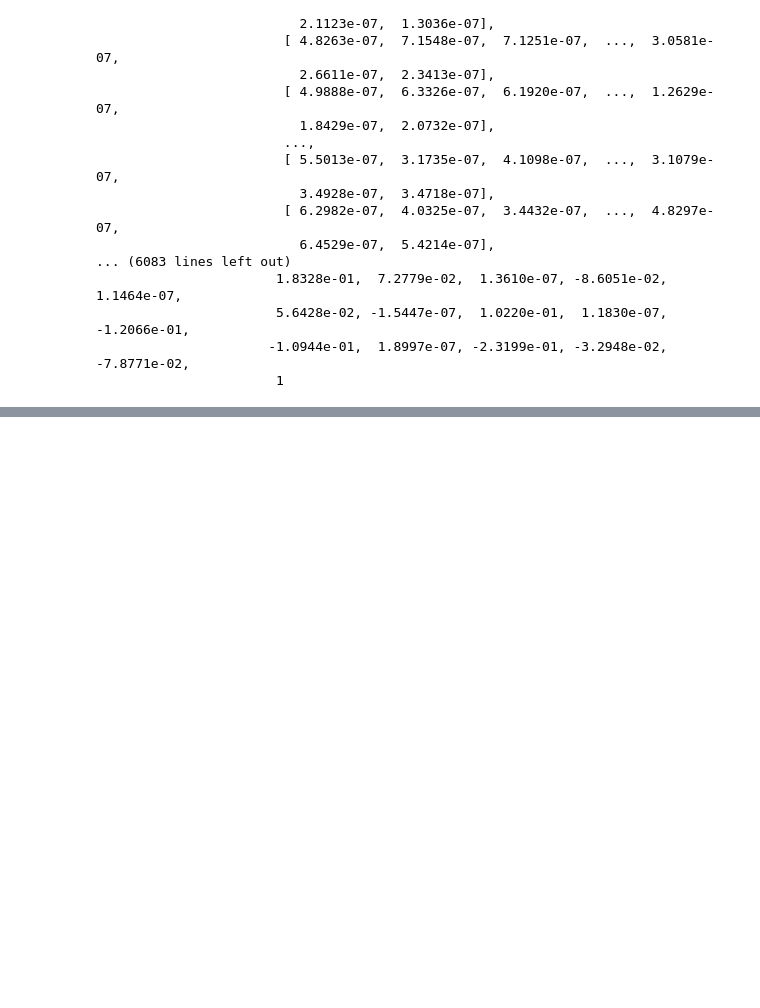
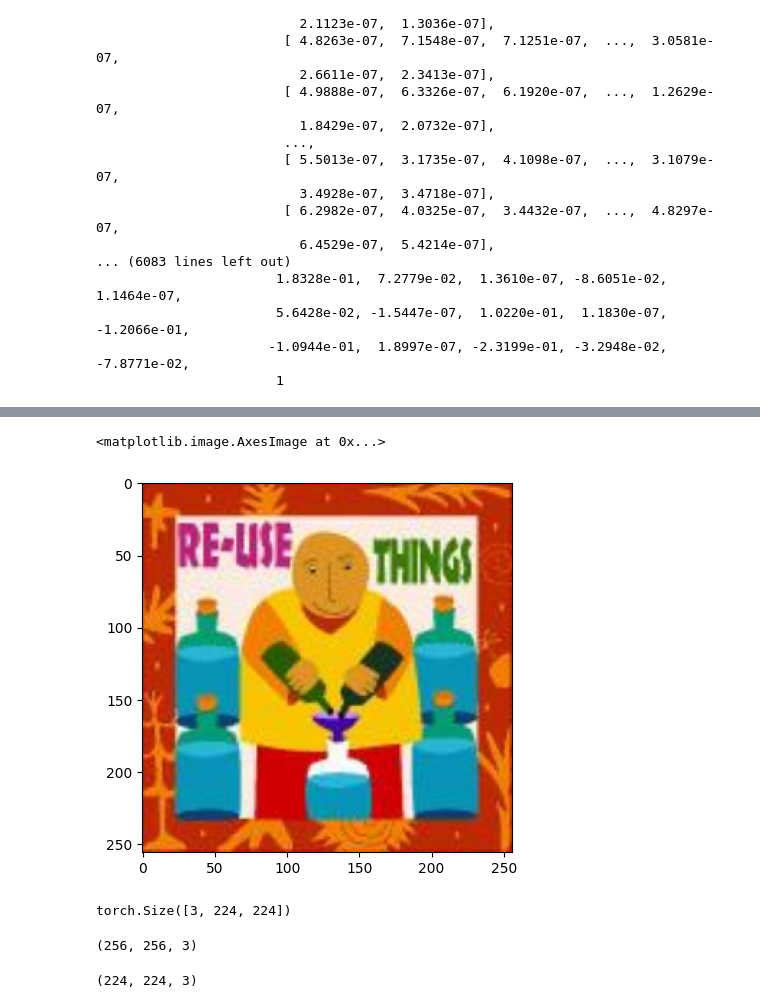
Before and after one commit to nrhevu/CV-basic, a Jupyter notebook: cbir_dev.ipynb, the cells around one changed output, grey strips where cells are left out. Drawn from its saved outputs; the diff is of its cells as text; code cells hidden in the pictures; blank space fills up the shorter version.

```diff
--- a/cbir_dev.ipynb
+++ b/cbir_dev.ipynb
@@ -2,16 +2,26 @@
 import torch
 import torchvision
 import torchvision.transforms as transforms
+from PIL import Image
 
+mean = [0.485, 0.456, 0.406]
+std = [0.229, 0.224, 0.225]
+transform = transforms.Compose(
+    [
+        transforms.ToTensor(),
+        transforms.Resize((224, 224)),
+        # transforms.Normalize(mean, std),
+        # lambda x: torch.flip(x, [1]),
+        # transforms.Normalize(mean=[0.5, 0.5, 0.5], std=[0.5, 0.5, 0.5]),
+    ]
+)
 trainset = torchvision.datasets.ImageFolder(
     root="./data/caltech-101",
-    transform=transforms.Compose(
-        [transforms.ToTensor(), transforms.Resize((256, 256))]
-    ),
+    transform=transform,
 )
 
 trainloader = torch.utils.data.DataLoader(
-    trainset, batch_size=128, shuffle=True, num_workers=2
+    trainset, batch_size=128, shuffle=False, num_workers=2
 )
 # %%
 from cbir import *
@@ -134,0 +116,18 @@ TypeError: conv2d() received an invalid combination of arguments - got (numpy.nd
+# %%
+import matplotlib.pyplot as plt
+plt.imshow(trainset[0][0].numpy().transpose(1,2,0))
+# %% [output]
+<matplotlib.image.AxesImage at 0x...>
+[figure, added]
+# %%
+preprocess_image(trainset[0][0].numpy().transpose(1,2,0))[0].shape
+# %% [output]
+torch.Size([3, 224, 224])
+# %%
+trainset[0][0].numpy().transpose(1,2,0).shape
+# %% [output]
+(256, 256, 3)
+# %%
+preprocess_image(trainset[0][0].numpy().transpose(1,2,0))[0].cpu().numpy().transpose(1,2,0).shape
+# %% [output]
+(224, 224, 3)
```
Also changed, not shown: parts of 31 cells of this notebook, 4 other files.
